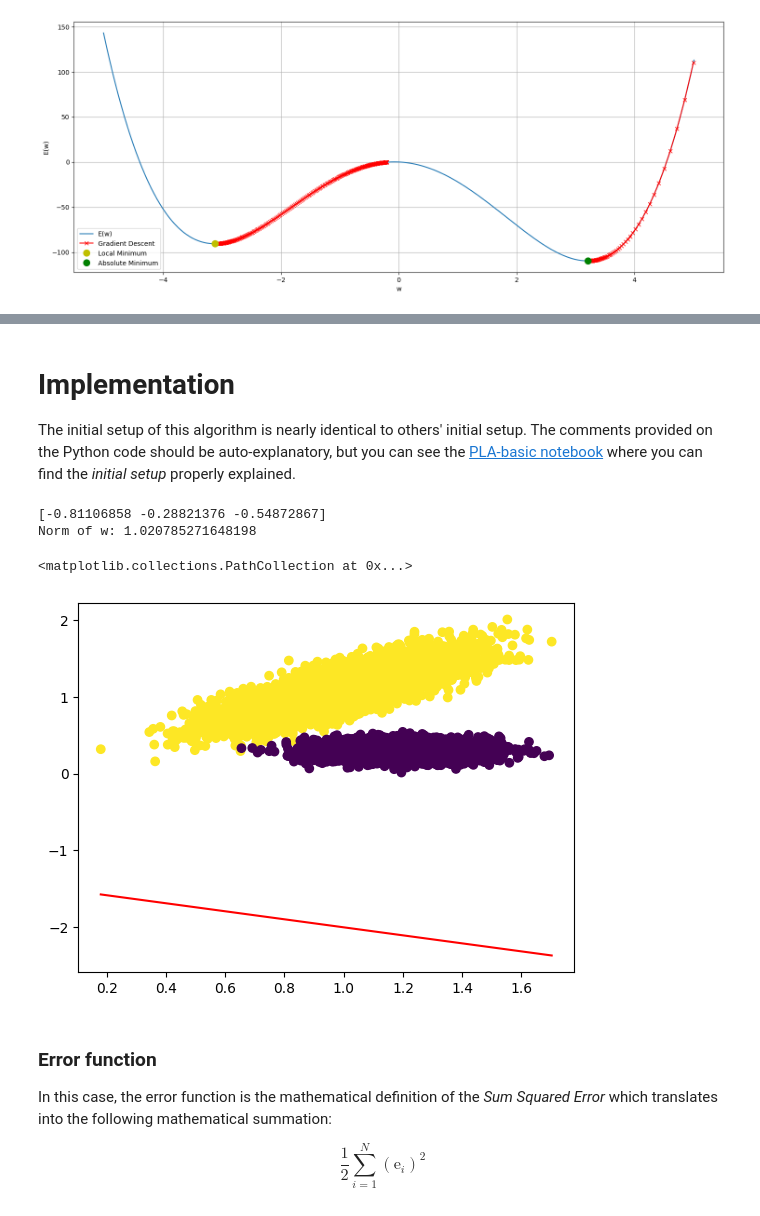
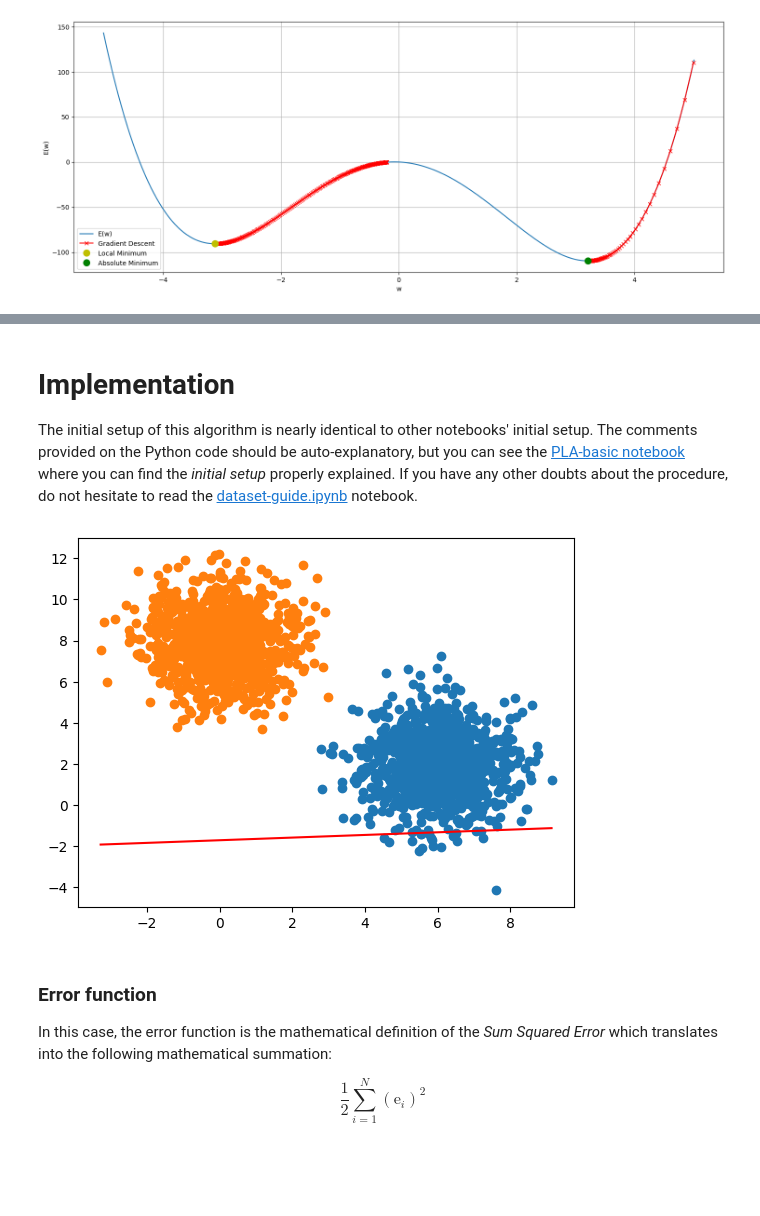
Before and after one commit to imAlessas/machine-learning, a Jupyter notebook: algorithms/gradient-descent/GD-basic.ipynb, the cells around one changed output, grey strips where cells are left out. Saved outputs shown, nothing was run; the diff lists cells and outputs as text; code cells hidden in the pictures; blank space fills up the shorter version.

```diff
--- a/algorithms/gradient-descent/GD-basic.ipynb
+++ b/algorithms/gradient-descent/GD-basic.ipynb
@@ -170,68 +201,62 @@ plt.grid()
 # %% [markdown]
 # Implementation
 
-The initial setup of this algorithm is nearly identical to others' initial setup. The comments provided on the Python code should be auto-explanatory, but you can see the [PLA-basic notebook](https://github.com/imAlessas/neural-networks/blob/main/algorithms/perceptron/PLA-basic.ipynb) where you can find the _initial setup_ properly explained.
+The initial setup of this algorithm is nearly identical to other notebooks' initial setup. The comments provided on the Python code should be auto-explanatory, but you can see the [PLA-basic notebook](https://github.com/imAlessas/neural-networks/blob/main/algorithms/perceptron/PLA-basic.ipynb) where you can find the _initial setup_ properly explained. If you have any other doubts about the procedure, do not hesitate to read the [dataset-guide.ipynb](../dataset-guide.ipynb) notebook.
 # %%
 import numpy as np
 import matplotlib.pyplot as plt
 
 np.random.seed(314)
 
-# generate N points per class
-N = 5000
+# generate N samples per class
+N = 1000
 
-# first components of X1 and X2
-X1_1 = 2 * np.random.normal(loc=0.5, scale=0.1, size=N)
-X2_1 = X1_1 + np.random.normal(loc = 0, scale = 0.15, size=N) + 0.1
 
-# generate labels
+# feature 1 and 2 for class 1
+X1_1 = np.random.normal(loc = 6, scale = 1, size = N)
+X1_2 = np.random.normal(loc = 2, scale = 1.5, size=N)
+
+# generate class 1 labels
 Y1 = np.ones(N)
 
+# plot class 1
+plt.scatter(X1_1, X1_2)
+
+
 # second components of X1 and X2
-X1_2 = 2 * np.random.normal(loc=0.6, scale=0.07, size=N)
-X2_2 = np.random.normal(loc=0.6, scale=0.07, size=N) - 0.3 #X1 * 2 + np.random.normal(loc = 0, scale = 0.1, size=N)
+X2_1 = np.random.normal(loc = 0, scale = 1, size = N)
+X2_2 = np.random.normal(loc = 8, scale = 1.5, size = N)
 
-# generate labels
+# generate class 2 labels
 Y2 = -np.ones(N)
 
-# plots the components
-# plt.scatter(X1_1, X2_1)
-# plt.scatter(X1_2, X2_2)
+# plot class 2
+plt.scatter(X2_1, X2_2)
 
-# generates weight vector w_0,....,w_n
-w = np.random.uniform(low=-1,size=3)
-#w = w / np.linalg.norm(w)
 
-print(w)
-print("Norm of w: " + str(np.linalg.norm(w)))
+# generates weight
+w = np.random.normal(loc=0.1, size=3)
 
-# Plots the hyperplane
-plt.plot([np.min(X1_1), np.max(X1_1)],
-        [np.min(X1_1) * (-w[1]/w[2]) - w[0]/w[2], np.max(X1_2) * (-w[1]/w[2]) - w[0]/w[2]],
+# plot the initial hyperplane
+plt.plot([np.min(X2_1), np.max(X1_1)],
+        [np.min(X2_1) * (-w[1]/w[2]) - w[0]/w[2], np.max(X2_1) * (-w[1]/w[2]) - w[0]/w[2]],
         color = 'red')
 
 
-# generate coordinate X0
+# generate bias feature
 X0 = np.ones(N * 2)
-#X0 = X0[:, np.newaxis]
 
-#  creates the final set of point X1 and X2
-X1 = np.concatenate((X1_1, X1_2))
-X2 = np.concatenate((X2_1, X2_2))
+# create feature 1 and 2
+X1 = np.concatenate((X1_1, X2_1))
+X2 = np.concatenate((X1_2, X2_2))
 
+# create dataset
 X = np.stack((X0, X1, X2), axis=1)
 
+# create label vector
 y = np.concatenate((Y1, Y2))
-
-#X = np.hstack((X0, np.vstack((X1, X2))))
-plt.scatter(X[:, 1], X[:, 2], c=y)
-
-# y.shape[0]
 # %% [output]
-[-0.81106858 -0.28821376 -0.54872867]
-Norm of w: 1.020785271648198
-<matplotlib.collections.PathCollection at 0x...>
-[figure, old version]
+[figure, new version]
 # %% [markdown]
 ### Error function
 
```
Also changed, not shown: parts of 18 cells of this notebook.
